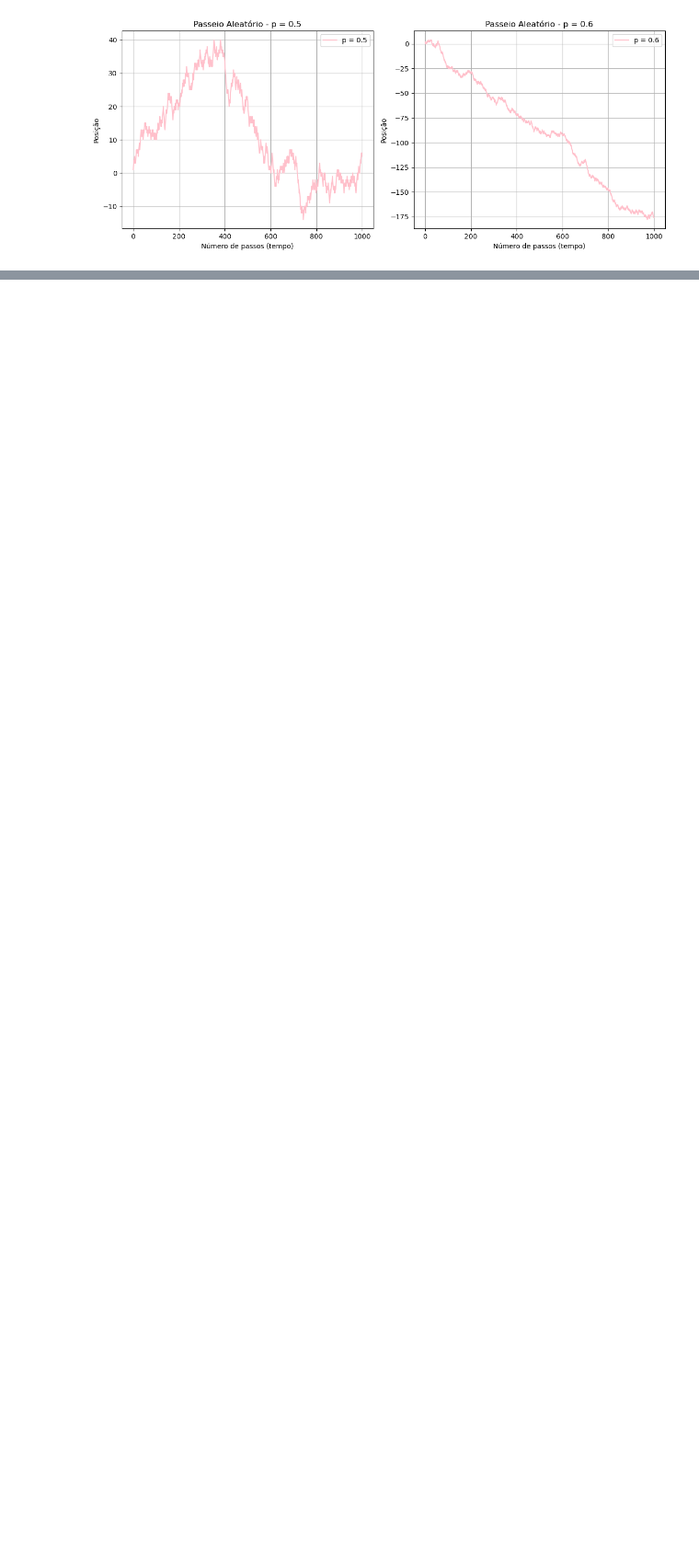
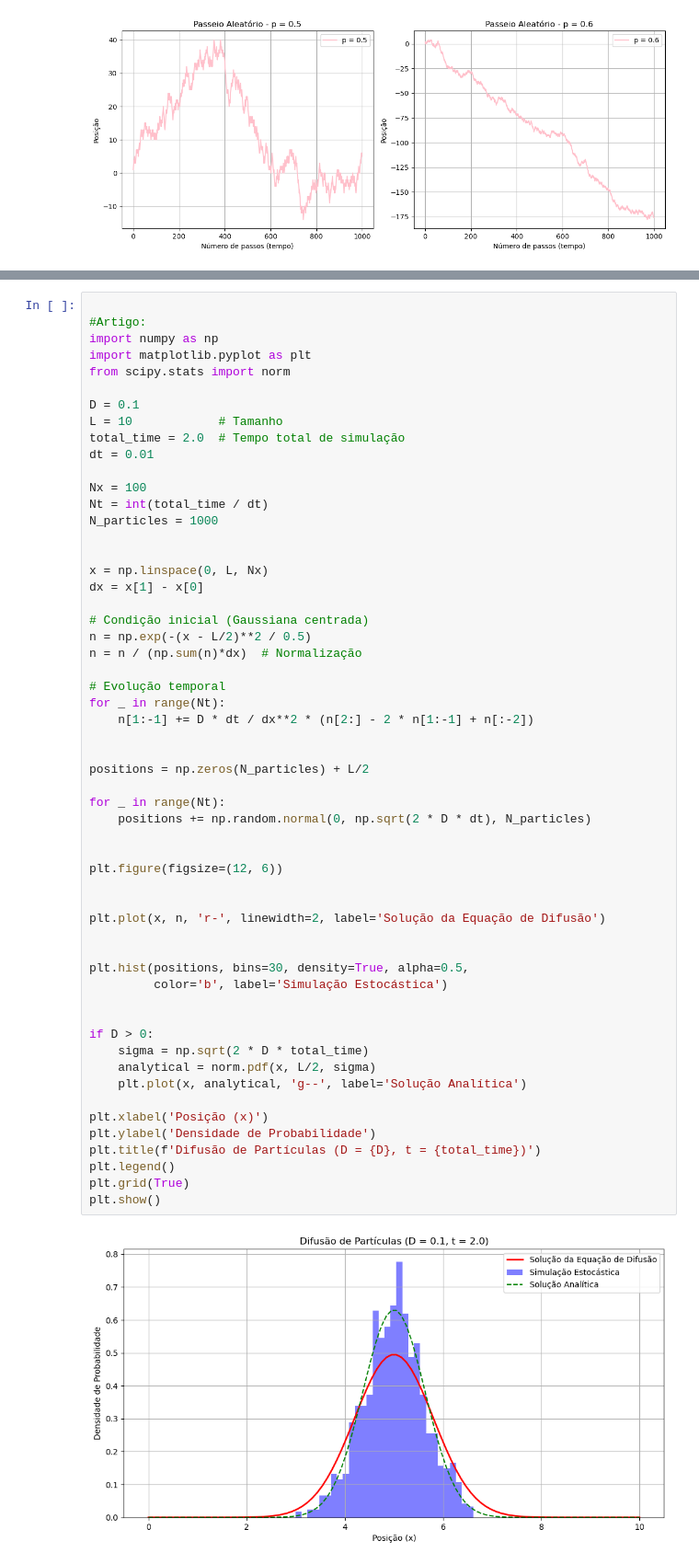
Before and after one commit to marianasenuke/testevscode2, a Jupyter notebook: Atividade 4.ipynb/atividade 4.ipynb, the cells around one changed output, grey strips where cells are left out. Shown at 92% size. Cells and saved outputs as stored; diff of their text form; blank space fills up the shorter version.

```diff
--- a/Atividade 4.ipynb/atividade 4.ipynb
+++ b/Atividade 4.ipynb/atividade 4.ipynb
@@ -213,0 +386,58 @@ plt.show()
+# %%
+
+#Artigo:
+import numpy as np
+import matplotlib.pyplot as plt
+from scipy.stats import norm
+
+D = 0.1
+L = 10            # Tamanho
+total_time = 2.0  # Tempo total de simulação
+dt = 0.01
+
+Nx = 100
+Nt = int(total_time / dt)
+N_particles = 1000
+
+
+x = np.linspace(0, L, Nx)
+dx = x[1] - x[0]
+
+# Condição inicial (Gaussiana centrada)
+n = np.exp(-(x - L/2)**2 / 0.5)
+n = n / (np.sum(n)*dx)  # Normalização
+
+# Evolução temporal
+for _ in range(Nt):
+    n[1:-1] += D * dt / dx**2 * (n[2:] - 2 * n[1:-1] + n[:-2])
+
+
+positions = np.zeros(N_particles) + L/2
+
+for _ in range(Nt):
+    positions += np.random.normal(0, np.sqrt(2 * D * dt), N_particles)
+
+
+plt.figure(figsize=(12, 6))
+
+
+plt.plot(x, n, 'r-', linewidth=2, label='Solução da Equação de Difusão')
+
+
+plt.hist(positions, bins=30, density=True, alpha=0.5,
+         color='b', label='Simulação Estocástica')
+
+
+if D > 0:
+    sigma = np.sqrt(2 * D * total_time)
+    analytical = norm.pdf(x, L/2, sigma)
+    plt.plot(x, analytical, 'g--', label='Solução Analítica')
+
+plt.xlabel('Posição (x)')
+plt.ylabel('Densidade de Probabilidade')
+plt.title(f'Difusão de Partículas (D = {D}, t = {total_time})')
+plt.legend()
+plt.grid(True)
+plt.show()
+# %% [output]
+[figure, added]
```
Also changed, not shown: parts of 6 cells of this notebook.
